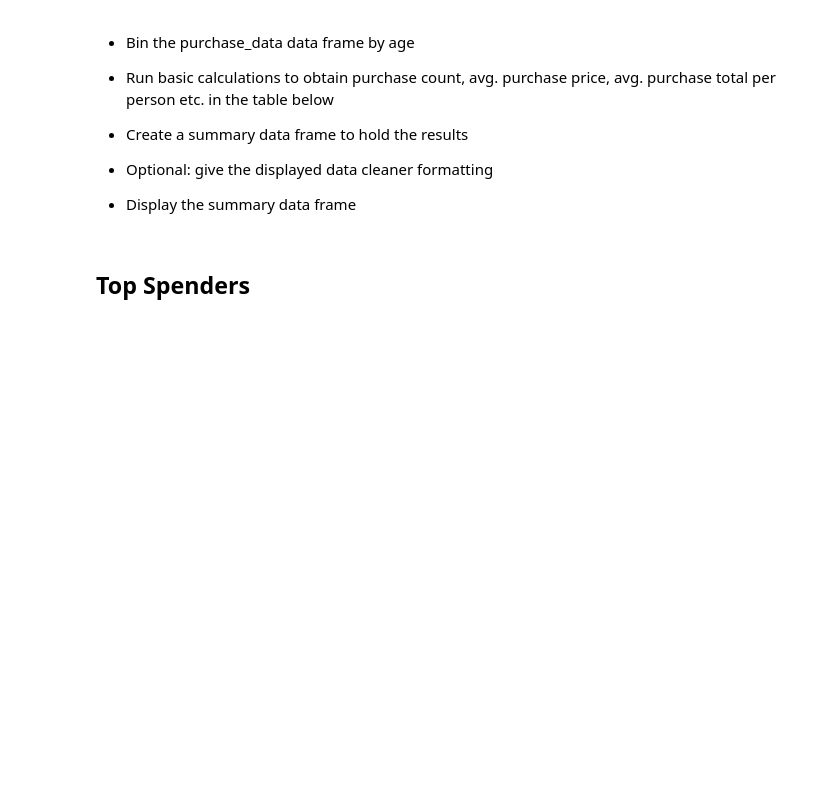
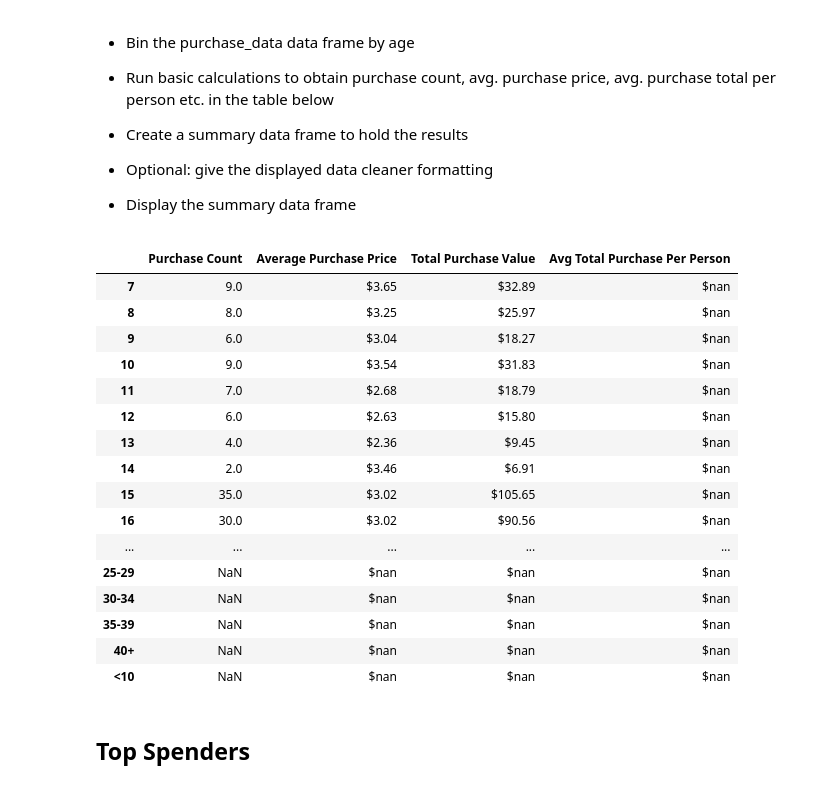
Before and after one commit to CChaussee/Pandas_Challenge, a Jupyter notebook: HeroesOfPymoli/Resources/HeroesOfPymoli_mycode.ipynb, the cells around one changed output. Drawn from its saved outputs; the diff is of its cells as text; code cells hidden in the pictures; blank space fills up the shorter version.

Commit message:
avg total per person is not working

```diff
--- a/HeroesOfPymoli/Resources/HeroesOfPymoli_mycode.ipynb
+++ b/HeroesOfPymoli/Resources/HeroesOfPymoli_mycode.ipynb
@@ -184,6 +184,44 @@ binning
 
 
 * Display the summary data frame
+# %%
+#didnt we just make a bin by age?
+purchase_data_df["Bins"]= pd.cut(purchase_data_df["Age"], binnybins, labels=categories)
+#math
+purchase_count = purchase_data_df.groupby(["Age"])["Price"].count()
+purchase_price = purchase_data_df.groupby(["Age"])["Price"].mean()
+purchase_value = purchase_data_df.groupby(["Age"])["Price"].sum()
+avgerage_purchase_total = purchase_value / binning["Total Count"]
+
+#summary
+Purchasing_Analysis_Age = pd.DataFrame({"Purchase Count": purchase_count,
+                                            "Average Purchase Price": purchase_price,
+                                            "Total Purchase Value": purchase_value,
+                                            "Avg Total Purchase Per Person": avgerage_purchase_total})
+
+Purchasing_Analysis_Age["Average Purchase Price"] = Purchasing_Analysis_Age["Average Purchase Price"].map("${:.2f}".format)
+Purchasing_Analysis_Age["Total Purchase Value"] = Purchasing_Analysis_Age["Total Purchase Value"].map("${:.2f}".format)
+Purchasing_Analysis_Age["Avg Total Purchase Per Person"] = Purchasing_Analysis_Age["Avg Total Purchase Per Person"].map("${:.2f}".format)
+
+Purchasing_Analysis_Age
+# %% [output]
+|  | Purchase Count | Average Purchase Price | Total Purchase Value | Avg Total Purchase Per Person |
+| 7 | 9.0 | $3.65 | $32.89 | $nan |
+| 8 | 8.0 | $3.25 | $25.97 | $nan |
+| 9 | 6.0 | $3.04 | $18.27 | $nan |
+| 10 | 9.0 | $3.54 | $31.83 | $nan |
+| 11 | 7.0 | $2.68 | $18.79 | $nan |
+| 12 | 6.0 | $2.63 | $15.80 | $nan |
+| 13 | 4.0 | $2.36 | $9.45 | $nan |
+| 14 | 2.0 | $3.46 | $6.91 | $nan |
+| 15 | 35.0 | $3.02 | $105.65 | $nan |
+| 16 | 30.0 | $3.02 | $90.56 | $nan |
+| ... | ... | ... | ... | ... |
+| 25-29 | NaN | $nan | $nan | $nan |
+| 30-34 | NaN | $nan | $nan | $nan |
+| 35-39 | NaN | $nan | $nan | $nan |
+| 40+ | NaN | $nan | $nan | $nan |
+| <10 | NaN | $nan | $nan | $nan |
 # %% [markdown]
 ## Top Spenders
 # %% [markdown]
```
